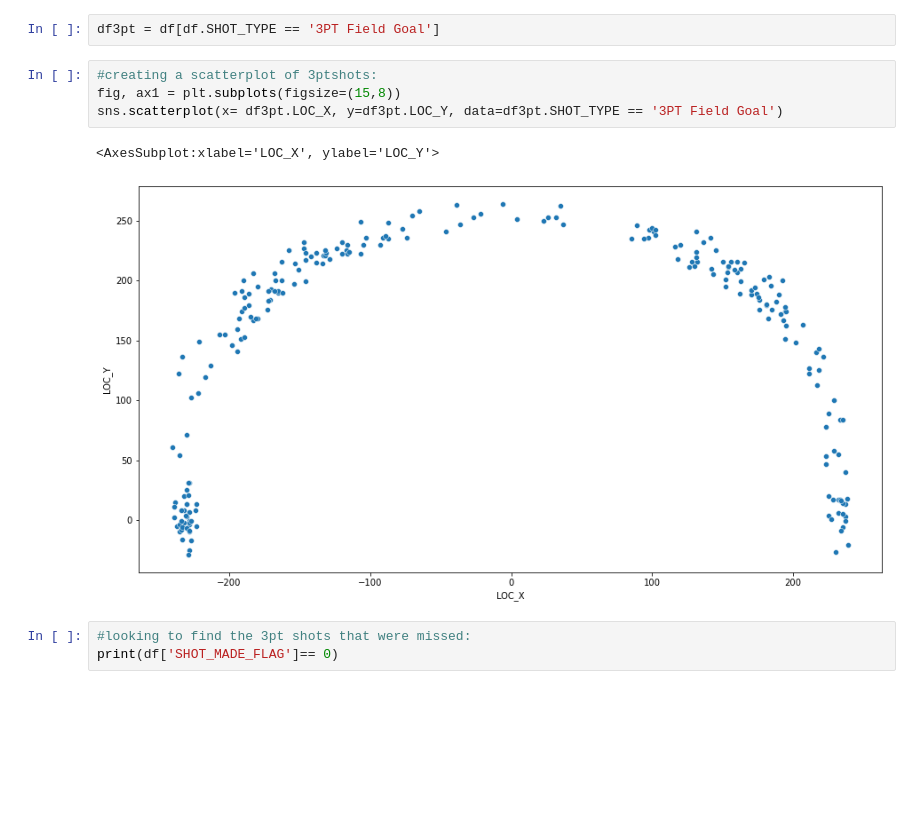
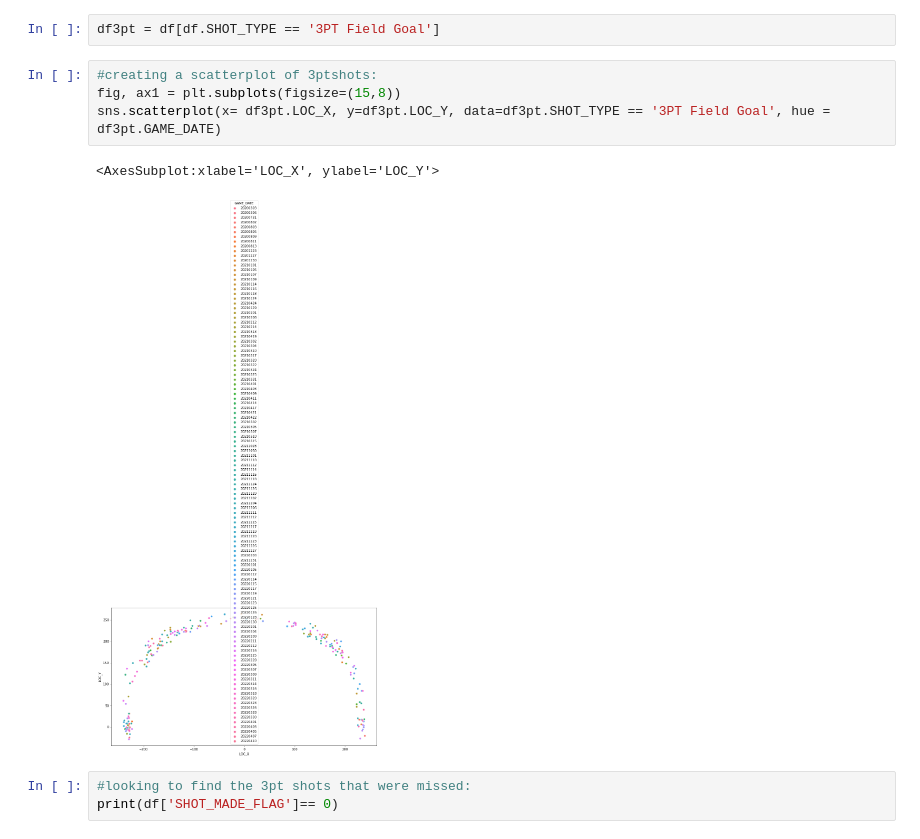
Before and after one commit to Eyring-Miller-Muriithi-capstone/shot-caller-for-ballers, a Jupyter notebook: Notebooks/Jen/Eyring-notebook.ipynb, the cells around one changed output. Saved outputs shown, nothing was run; the diff lists cells and outputs as text; blank space fills up the shorter version.

```diff
--- a/Notebooks/Jen/Eyring-notebook.ipynb
+++ b/Notebooks/Jen/Eyring-notebook.ipynb
@@ -98,10 +100,10 @@ df3pt = df[df.SHOT_TYPE == '3PT Field Goal']
 # %%
 #creating a scatterplot of 3ptshots:
 fig, ax1 = plt.subplots(figsize=(15,8))
-sns.scatterplot(x= df3pt.LOC_X, y=df3pt.LOC_Y, data=df3pt.SHOT_TYPE == '3PT Field Goal')
+sns.scatterplot(x= df3pt.LOC_X, y=df3pt.LOC_Y, data=df3pt.SHOT_TYPE == '3PT Field Goal', hue = df3pt.GAME_DATE)
 # %% [output]
 <AxesSubplot:xlabel='LOC_X', ylabel='LOC_Y'>
-[figure, old version]
+[figure, new version]
 # %%
 #looking to find the 3pt shots that were missed:
 print(df['SHOT_MADE_FLAG']== 0)
```
Also changed, not shown: parts of 8 cells of this notebook, 1 other file.
